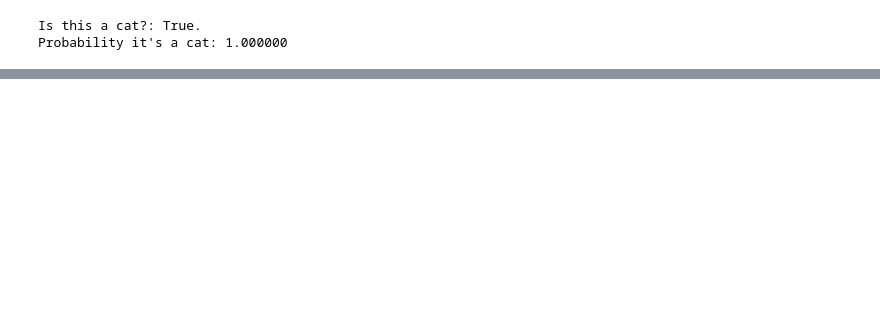
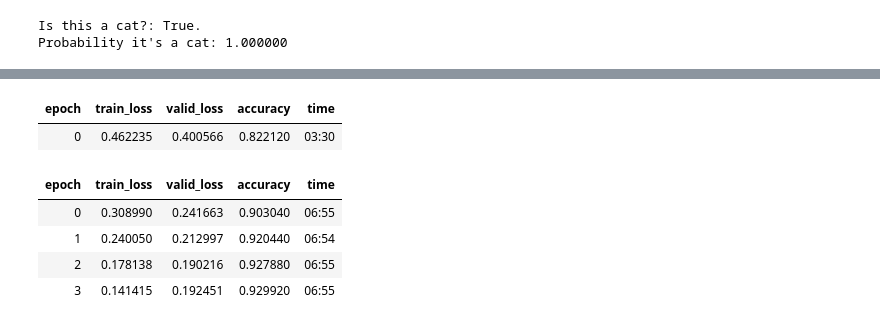
Before and after one commit to Mohamed-Khalil67/Deeo-Learning, a Jupyter notebook: Deep_01.ipynb, the cells around one changed output, grey strips where cells are left out. Saved outputs shown, nothing was run; the diff lists cells and outputs as text; code cells hidden in the pictures; blank space fills up the shorter version.

```diff
--- a/Deep_01.ipynb
+++ b/Deep_01.ipynb
@@ -44,0 +155,15 @@ Probability it's a cat: 1.000000
+# %%
+from fastai.text.all import *
+
+dls = TextDataLoaders.from_folder(untar_data(URLs.IMDB), valid='test')
+learn = text_classifier_learner(dls, AWD_LSTM, drop_mult=0.5,
+                                metrics=accuracy)
+learn.fine_tune(4, 1e-2)
+# %% [output]
+| epoch | train_loss | valid_loss | accuracy | time |
+| 0 | 0.462235 | 0.400566 | 0.822120 | 03:30 |
+| epoch | train_loss | valid_loss | accuracy | time |
+| 0 | 0.308990 | 0.241663 | 0.903040 | 06:55 |
+| 1 | 0.240050 | 0.212997 | 0.920440 | 06:54 |
+| 2 | 0.178138 | 0.190216 | 0.927880 | 06:55 |
+| 3 | 0.141415 | 0.192451 | 0.929920 | 06:55 |
```
Also changed, not shown: parts of 16 cells of this notebook.
